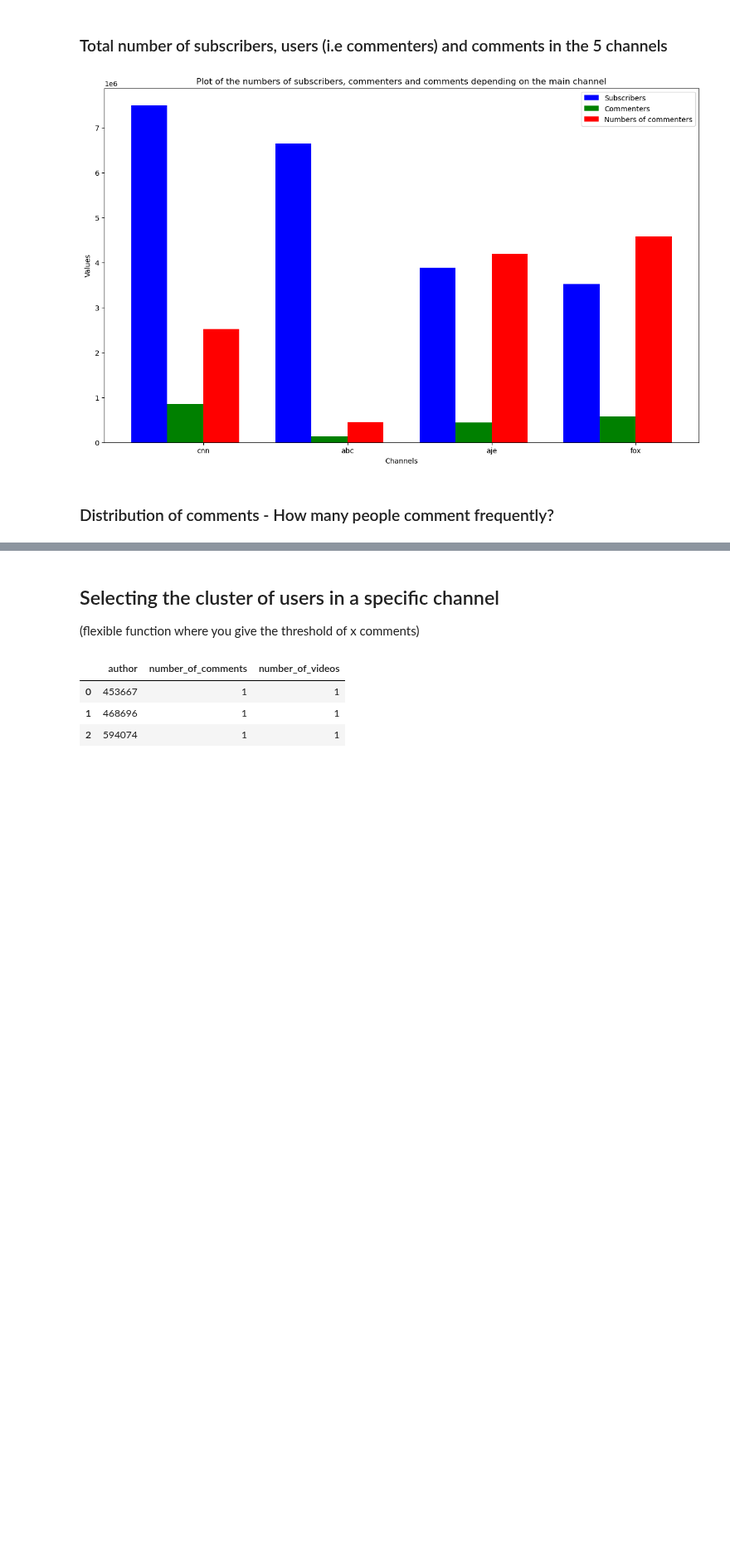
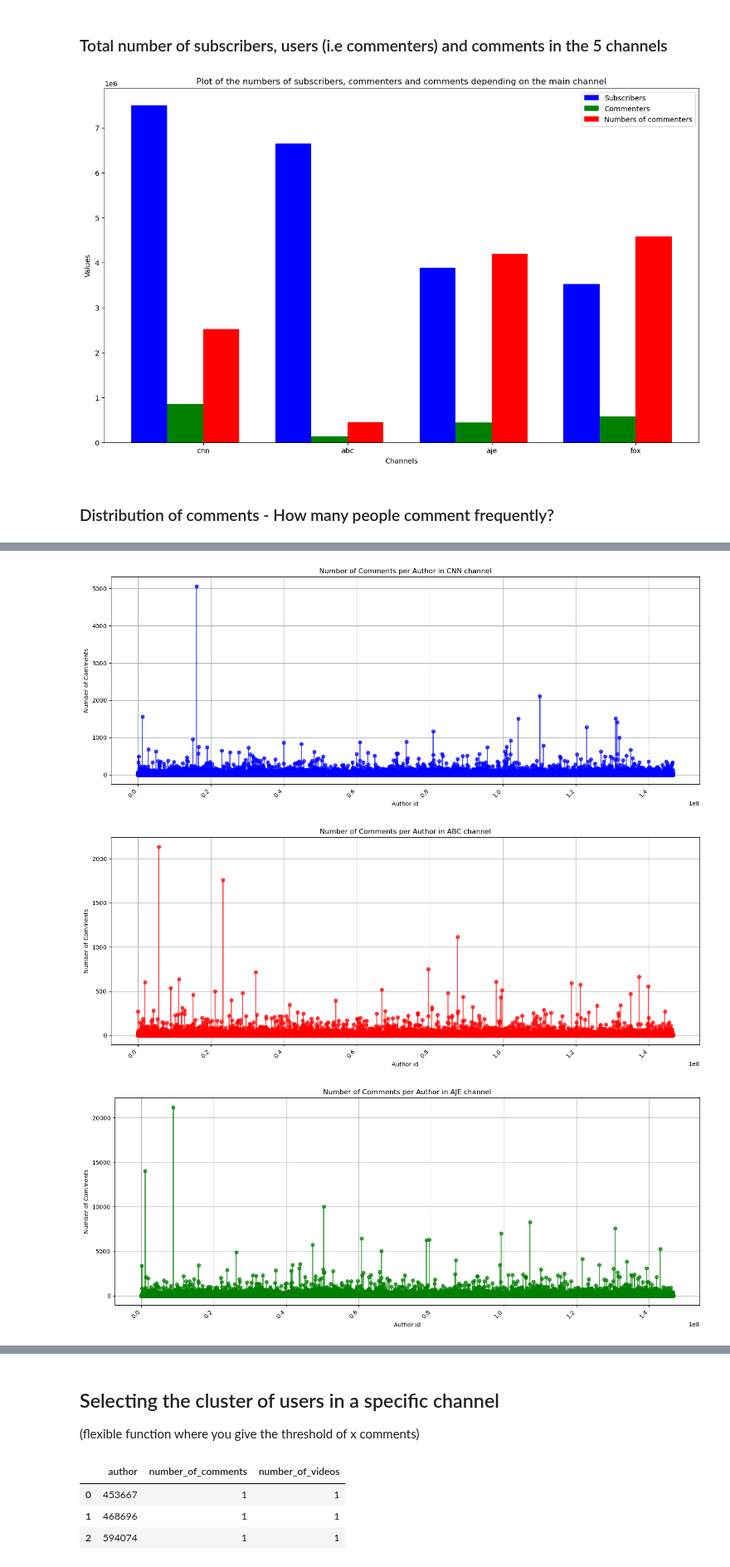
Before and after one commit to epfl-ada/ada-2024-project-thedataminions, a Jupyter notebook: analysis/analysis.ipynb, the cells around one changed output, grey strips where cells are left out. Shown at 83% size. Saved outputs shown, nothing was run; the diff lists cells and outputs as text; code cells hidden in the pictures; blank space fills up the shorter version.

Commit message:
new good looking plots

```diff
--- a/analysis/analysis.ipynb
+++ b/analysis/analysis.ipynb
@@ -906,0 +860,71 @@ grouping done
+# %%
+import matplotlib.pyplot as plt
+
+# Grouping by author to get the number of comments per author for each channel
+comment_counts_cnn = df_comments_news_pol_cnn.groupby('author').size()
+#comment_counts_bbc = df_comments_news_pol_bbc.groupby('author').size()
+comment_counts_abc = df_comments_news_pol_abc.groupby('author').size()
+comment_counts_aje = df_comments_news_pol_aje.groupby('author').size()
+comment_counts_fox = df_comments_news_pol_fox.groupby('author').size()
+
+# CNN
+plt.figure(figsize=(15, 6))
+plt.plot(comment_counts_cnn.index, comment_counts_cnn, marker='o', color='b', alpha=0.7)
+plt.title('Number of Comments per Author in CNN channel')
+plt.xlabel('Author id')
+plt.ylabel('Number of Comments')
+plt.xticks(rotation=45, ha='right')
+plt.grid(True)
+plt.tight_layout()
+plt.show()
+
+"""
+# BBC
+plt.figure(figsize=(15, 6))
+plt.plot(comment_counts_bbc.index, comment_counts_bbc, marker='o', color='b', alpha=0.7)
+plt.title('Number of Comments per Author in BBC channel')
+plt.xlabel('Author id')
+plt.ylabel('Number of Comments')
+plt.xticks(rotation=45, ha='right')
+plt.grid(True)
+plt.tight_layout()
+plt.show()
+"""
+# ABC
+plt.figure(figsize=(15, 6))
+plt.plot(comment_counts_abc.index, comment_counts_abc, marker='o', color='r', alpha=0.7)
+plt.title('Number of Comments per Author in ABC channel')
+plt.xlabel('Author id')
+plt.ylabel('Number of Comments')
+plt.xticks(rotation=45, ha='right')
+plt.grid(True)
+plt.tight_layout()
+plt.show()
+
+
+# AJE
+plt.figure(figsize=(15, 6))
+plt.plot(comment_counts_aje.index, comment_counts_aje, marker='o', color='g', alpha=0.7)
+plt.title('Number of Comments per Author in AJE channel')
+plt.xlabel('Author id')
+plt.ylabel('Number of Comments')
+plt.xticks(rotation=45, ha='right')
+plt.grid(True)
+plt.tight_layout()
+plt.show()
+
+
+# Fox
+plt.figure(figsize=(15, 6))
+plt.plot(comment_counts_fox.index, comment_counts_fox, marker='o', color='y', alpha=0.7)
+plt.title('Number of Comments per Author in Fox channel')
+plt.xlabel('Author id')
+plt.ylabel('Number of Comments')
+plt.xticks(rotation=45, ha='right')
+plt.grid(True)
+plt.tight_layout()
+plt.show()
+# %% [output]
+[figure, added]
+[figure, added]
+[figure, added]
```
Also changed, not shown: parts of 5 cells of this notebook.
